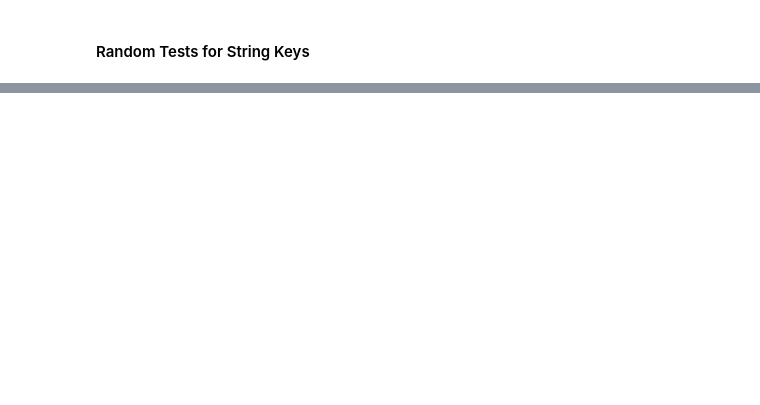
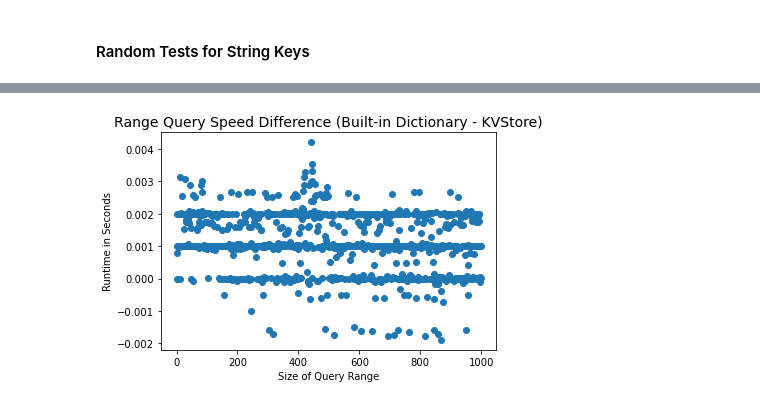
Before and after one commit to teresahanak/btree-kv-store, a Jupyter notebook: btree_kv_store_thanak_2023_01_24.ipynb, the cells around one changed output, grey strips where cells are left out. Drawn from its saved outputs; the diff is of its cells as text; code cells hidden in the pictures; blank space fills up the shorter version.

```diff
--- a/btree_kv_store_thanak_2023_01_24.ipynb
+++ b/btree_kv_store_thanak_2023_01_24.ipynb
@@ -413,0 +453,13 @@ plt.scatter(times_dict.keys(), times_dict.values())
+# %%
+# Creating a dictionary of query range size keys and (dict_kv runtime - new_kv runtime) values
+times_dict = {}
+for i, time in enumerate(dict_kv_times):
+    times_dict[i] = time - new_kv_times[i]
+
+plt.title("Range Query Speed Difference (Built-in Dictionary - KVStore)", fontsize=14)
+plt.scatter(times_dict.keys(), times_dict.values())
+plt.xlabel("Size of Query Range")
+plt.ylabel("Runtime in Seconds")
+plt.show()
+# %% [output]
+[figure, added]
```
Also changed, not shown: parts of 25 cells of this notebook, 2 other files.
